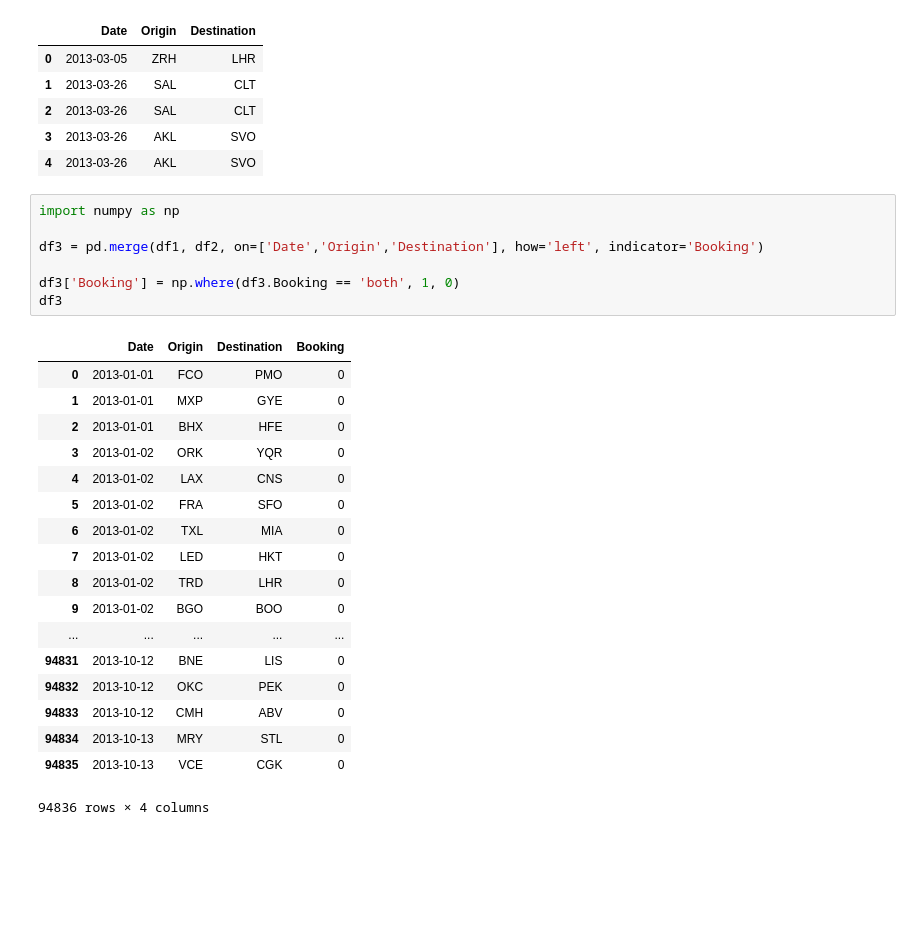
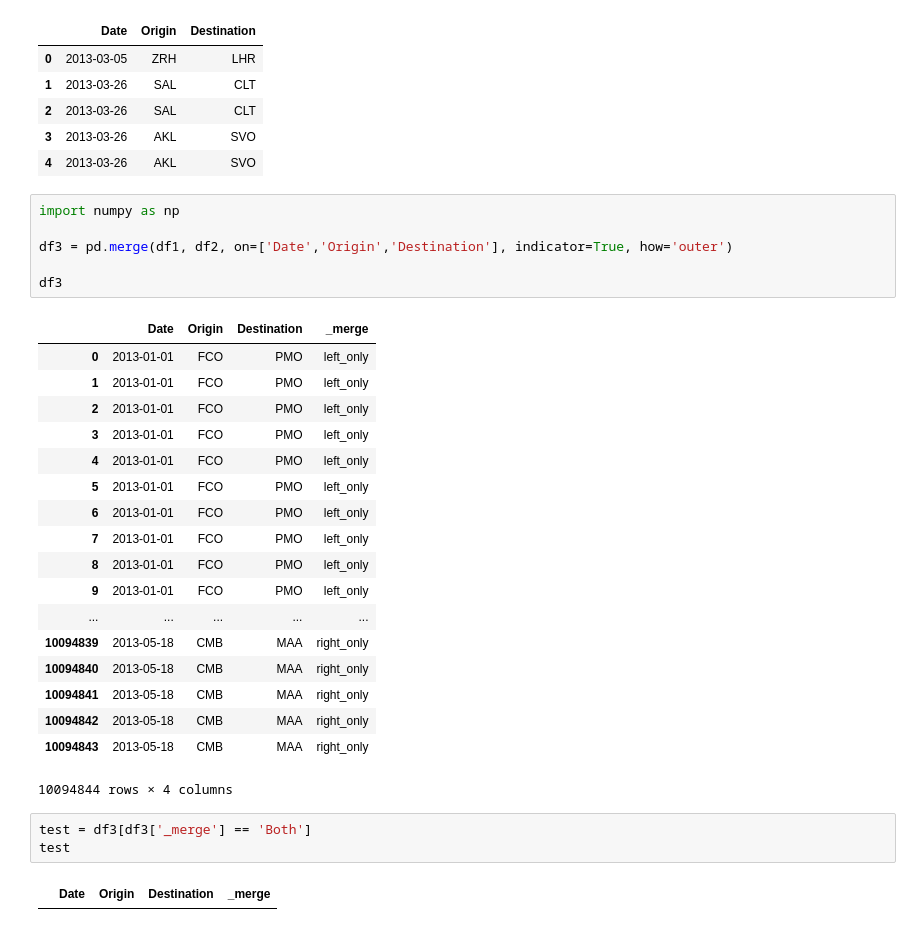
Before and after one commit to vduval/Amadeus_Test, a Jupyter notebook: Test_Amadeus.ipynb, the cells around one changed output. Saved outputs shown, nothing was run; the diff lists cells and outputs as text; blank space fills up the shorter version.

```diff
--- a/Test_Amadeus.ipynb
+++ b/Test_Amadeus.ipynb
@@ -225,26 +225,30 @@ df2.head()
 # %%
 import numpy as np
 
-df3 = pd.merge(df1, df2, on=['Date','Origin','Destination'], how='left', indicator='Booking')
+df3 = pd.merge(df1, df2, on=['Date','Origin','Destination'], indicator=True, how='outer')
 
-df3['Booking'] = np.where(df3.Booking == 'both', 1, 0)
 df3
 # %% [output]
-|  | Date | Origin | Destination | Booking |
-| 0 | 2013-01-01 | FCO | PMO | 0 |
-| 1 | 2013-01-01 | MXP | GYE | 0 |
-| 2 | 2013-01-01 | BHX | HFE | 0 |
-| 3 | 2013-01-02 | ORK | YQR | 0 |
-| 4 | 2013-01-02 | LAX | CNS | 0 |
-| 5 | 2013-01-02 | FRA | SFO | 0 |
-| 6 | 2013-01-02 | TXL | MIA | 0 |
-| 7 | 2013-01-02 | LED | HKT | 0 |
-| 8 | 2013-01-02 | TRD | LHR | 0 |
-| 9 | 2013-01-02 | BGO | BOO | 0 |
+|  | Date | Origin | Destination | _merge |
+| 0 | 2013-01-01 | FCO | PMO | left_only |
+| 1 | 2013-01-01 | FCO | PMO | left_only |
+| 2 | 2013-01-01 | FCO | PMO | left_only |
+| 3 | 2013-01-01 | FCO | PMO | left_only |
+| 4 | 2013-01-01 | FCO | PMO | left_only |
+| 5 | 2013-01-01 | FCO | PMO | left_only |
+| 6 | 2013-01-01 | FCO | PMO | left_only |
+| 7 | 2013-01-01 | FCO | PMO | left_only |
+| 8 | 2013-01-01 | FCO | PMO | left_only |
+| 9 | 2013-01-01 | FCO | PMO | left_only |
 | ... | ... | ... | ... | ... |
-| 94831 | 2013-10-12 | BNE | LIS | 0 |
-| 94832 | 2013-10-12 | OKC | PEK | 0 |
-| 94833 | 2013-10-12 | CMH | ABV | 0 |
-| 94834 | 2013-10-13 | MRY | STL | 0 |
-| 94835 | 2013-10-13 | VCE | CGK | 0 |
+| 10094839 | 2013-05-18 | CMB | MAA | right_only |
+| 10094840 | 2013-05-18 | CMB | MAA | right_only |
+| 10094841 | 2013-05-18 | CMB | MAA | right_only |
+| 10094842 | 2013-05-18 | CMB | MAA | right_only |
+| 10094843 | 2013-05-18 | CMB | MAA | right_only |
-94836 rows × 4 columns
+10094844 rows × 4 columns
+# %%
+test = df3[df3['_merge'] == 'Both']
+test
+# %% [output]
+|  | Date | Origin | Destination | _merge |
```
Also changed, not shown: parts of 1 cell of this notebook.
